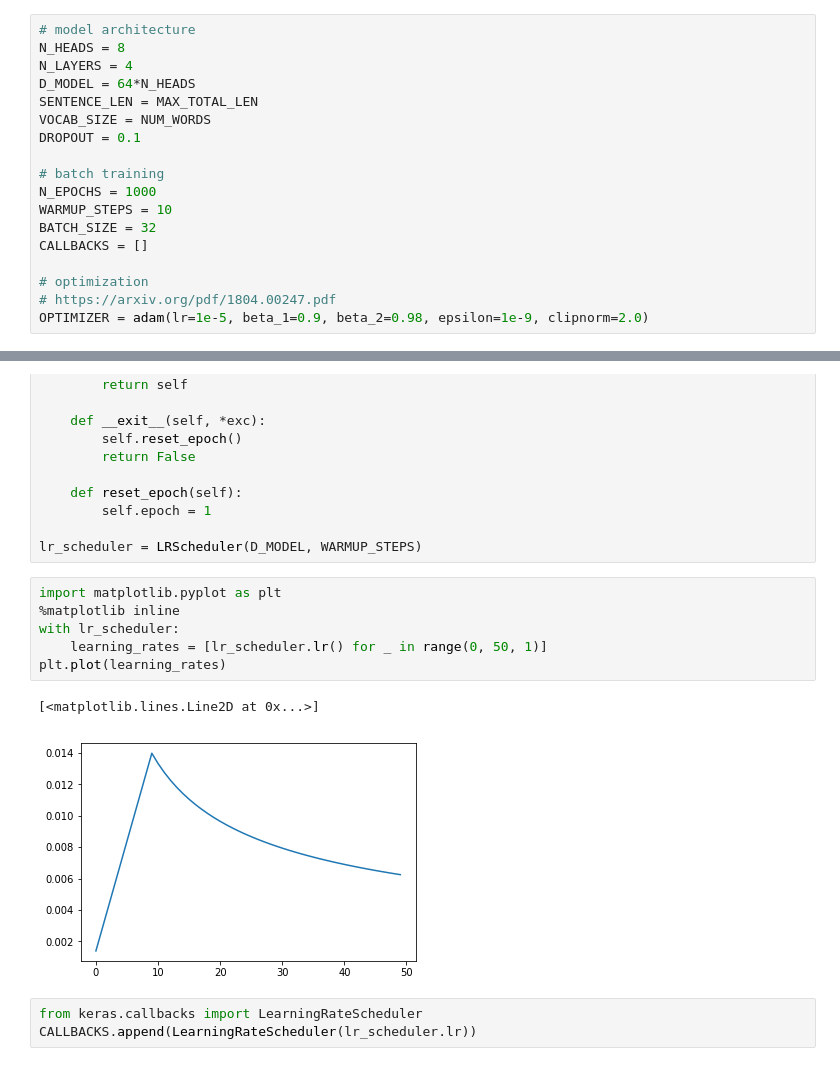
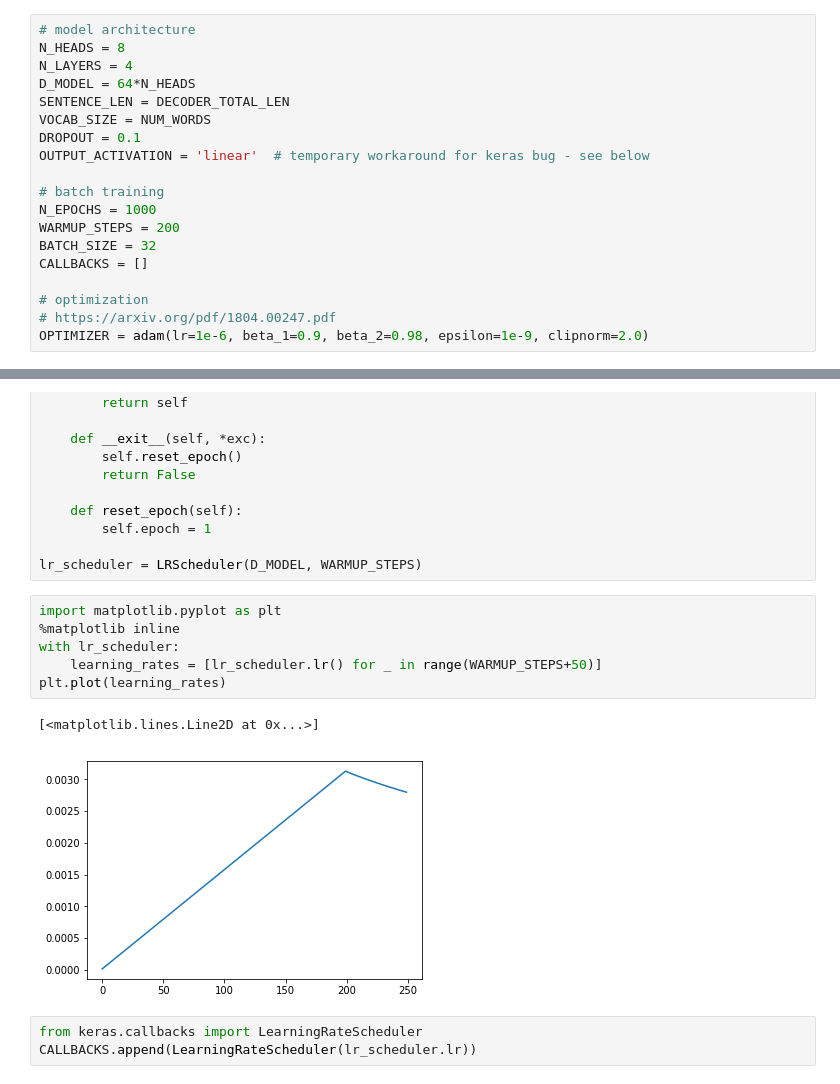
Before and after one commit to dantegates/attention-is-all-you-need, a Jupyter notebook: train-summary-transformer-sparse.ipynb, the cells around one changed output, grey strips where cells are left out. Saved outputs shown, nothing was run; the diff lists cells and outputs as text.

```diff
--- a/train-summary-transformer-sparse.ipynb
+++ b/train-summary-transformer-sparse.ipynb
@@ -283,19 +289,20 @@ from keras.optimizers import adam
 N_HEADS = 8
 N_LAYERS = 4
 D_MODEL = 64*N_HEADS
-SENTENCE_LEN = MAX_TOTAL_LEN
+SENTENCE_LEN = DECODER_TOTAL_LEN
 VOCAB_SIZE = NUM_WORDS
 DROPOUT = 0.1
+OUTPUT_ACTIVATION = 'linear'  # temporary workaround for keras bug - see below
 
 # batch training
 N_EPOCHS = 1000
-WARMUP_STEPS = 10
+WARMUP_STEPS = 200
 BATCH_SIZE = 32
 CALLBACKS = []
 
 # optimization
 # https://arxiv.org/pdf/1804.00247.pdf
-OPTIMIZER = adam(lr=1e-5, beta_1=0.9, beta_2=0.98, epsilon=1e-9, clipnorm=2.0)
+OPTIMIZER = adam(lr=1e-6, beta_1=0.9, beta_2=0.98, epsilon=1e-9, clipnorm=2.0)
 # %%
 batch_gen = SummaryBatchGenerator(
     tokenizer=TOKENIZER,
@@ -402,12 +411,12 @@ lr_scheduler = LRScheduler(D_MODEL, WARMUP_STEPS)
 # %%
 import matplotlib.pyplot as plt
 %matplotlib inline
 with lr_scheduler:
-    learning_rates = [lr_scheduler.lr() for _ in range(0, 50, 1)]
+    learning_rates = [lr_scheduler.lr() for _ in range(WARMUP_STEPS+50)]
 plt.plot(learning_rates)
 # %% [output]
 [<matplotlib.lines.Line2D at 0x...>]
-[figure, old version]
+[figure, new version]
 # %%
 from keras.callbacks import LearningRateScheduler
 CALLBACKS.append(LearningRateScheduler(lr_scheduler.lr))
```
Also changed, not shown: parts of 20 cells of this notebook.
